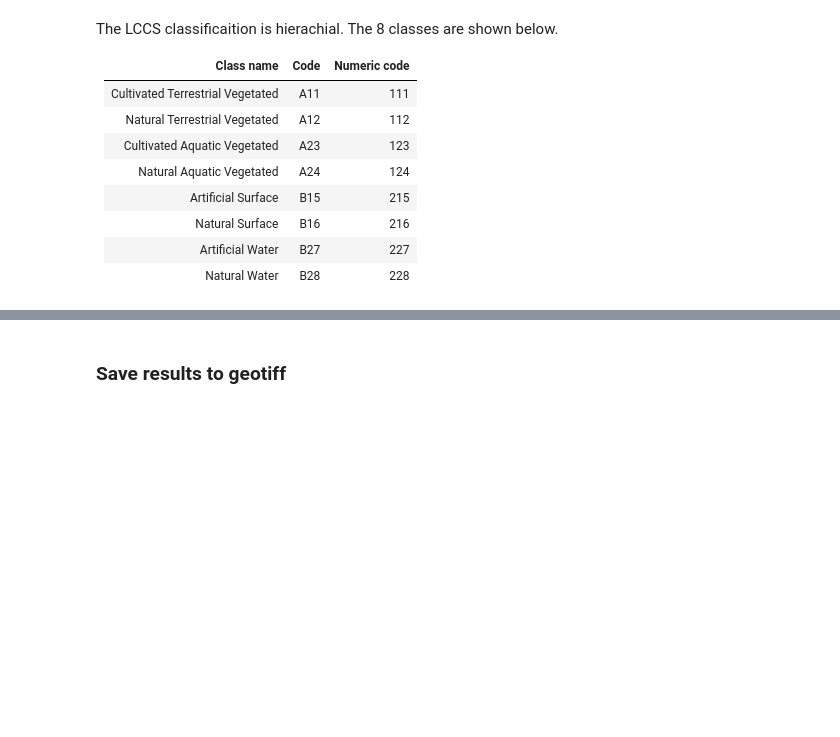
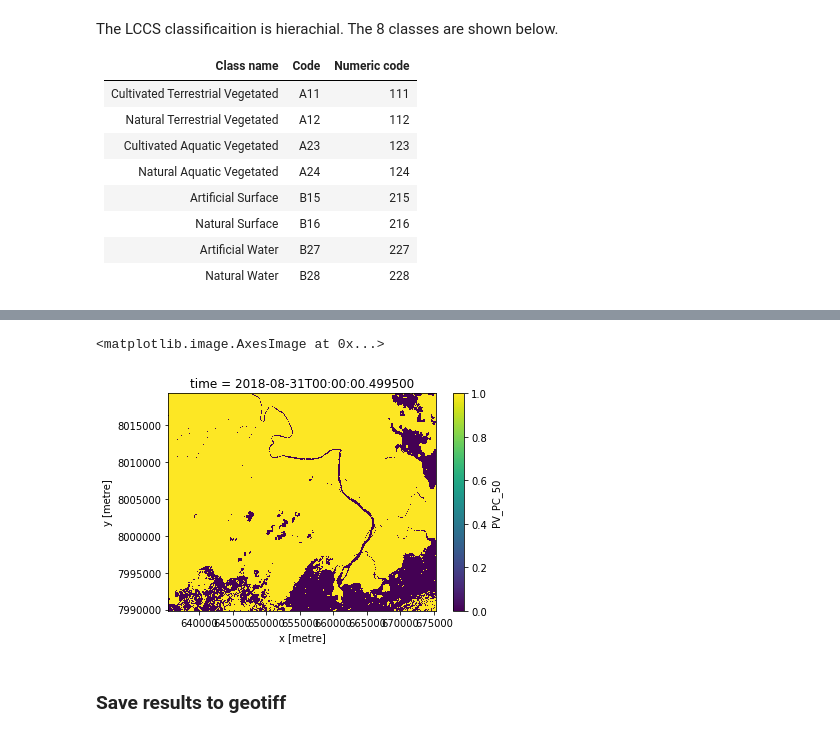
Before and after one commit to bellemae/odc-hack-sac, a Jupyter notebook: level3_test.ipynb, the cells around one changed output, grey strips where cells are left out. Drawn from its saved outputs; the diff is of its cells as text; code cells hidden in the pictures; blank space fills up the shorter version.

```diff
--- a/level3_test.ipynb
+++ b/level3_test.ipynb
@@ -220,0 +213,5 @@ pyplot.imshow(numpy.dstack([red, green, blue, alpha]))
+# %%
+fcp.PV_PC_50.notnull().plot.imshow()
+# %% [output]
+<matplotlib.image.AxesImage at 0x...>
+[figure, added]
```
Also changed, not shown: parts of 16 cells of this notebook.
